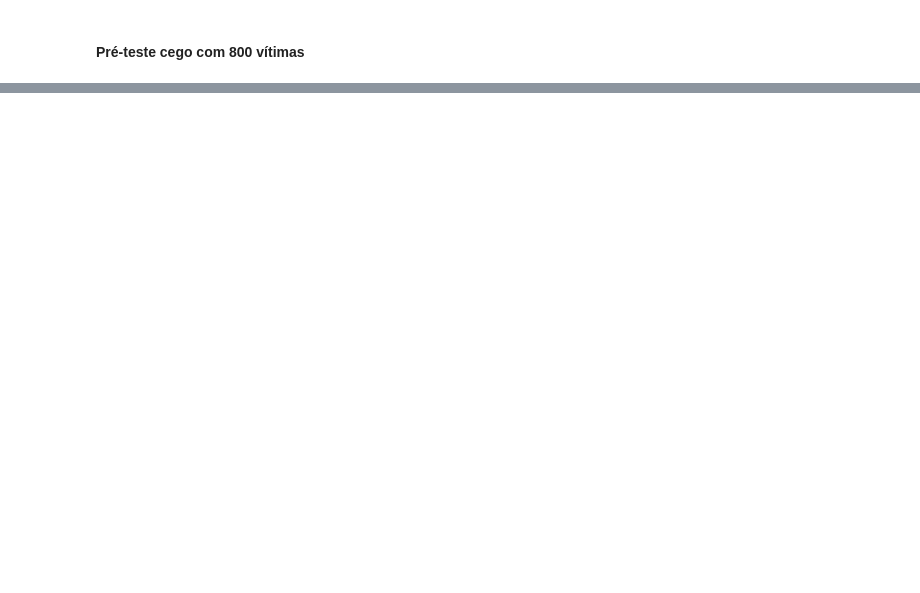
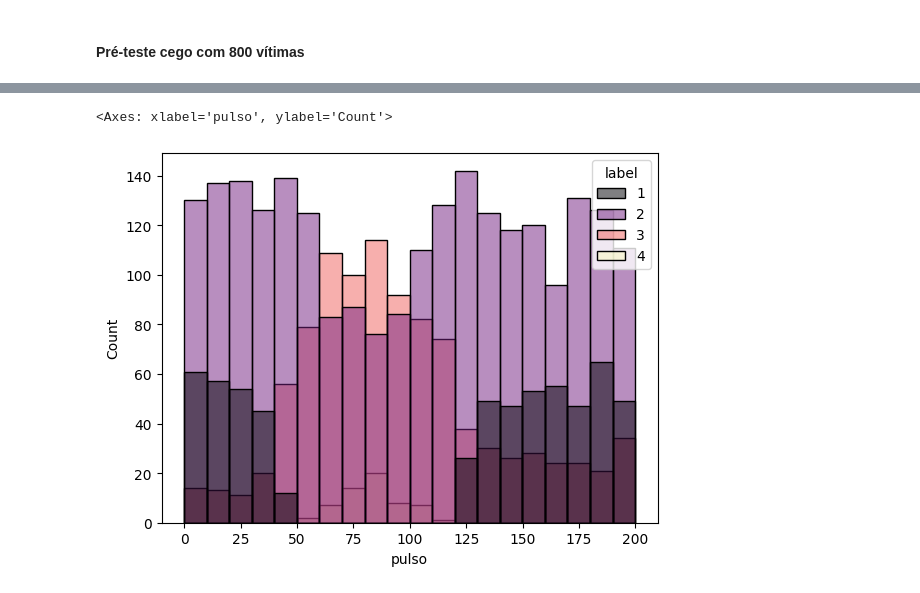
Before and after one commit to tacla/VictimSim2, a Jupyter notebook: ex02_random_dfs/notebooks/classificadores.ipynb, the cells around one changed output, grey strips where cells are left out. Cells and saved outputs as stored; diff of their text form; code cells hidden in the pictures; blank space fills up the shorter version.

```diff
--- a/ex02_random_dfs/notebooks/classificadores.ipynb
+++ b/ex02_random_dfs/notebooks/classificadores.ipynb
@@ -290,0 +297,5 @@ joblib.dump(clf, 'decision_tree_model.joblib')
+# %%
+sns.histplot(data=df_victims, x='pulso',hue='label', bins=20, palette='magma')
+# %% [output]
+<Axes: xlabel='pulso', ylabel='Count'>
+[figure, added]
```
Also changed, not shown: parts of 57 cells of this notebook.
